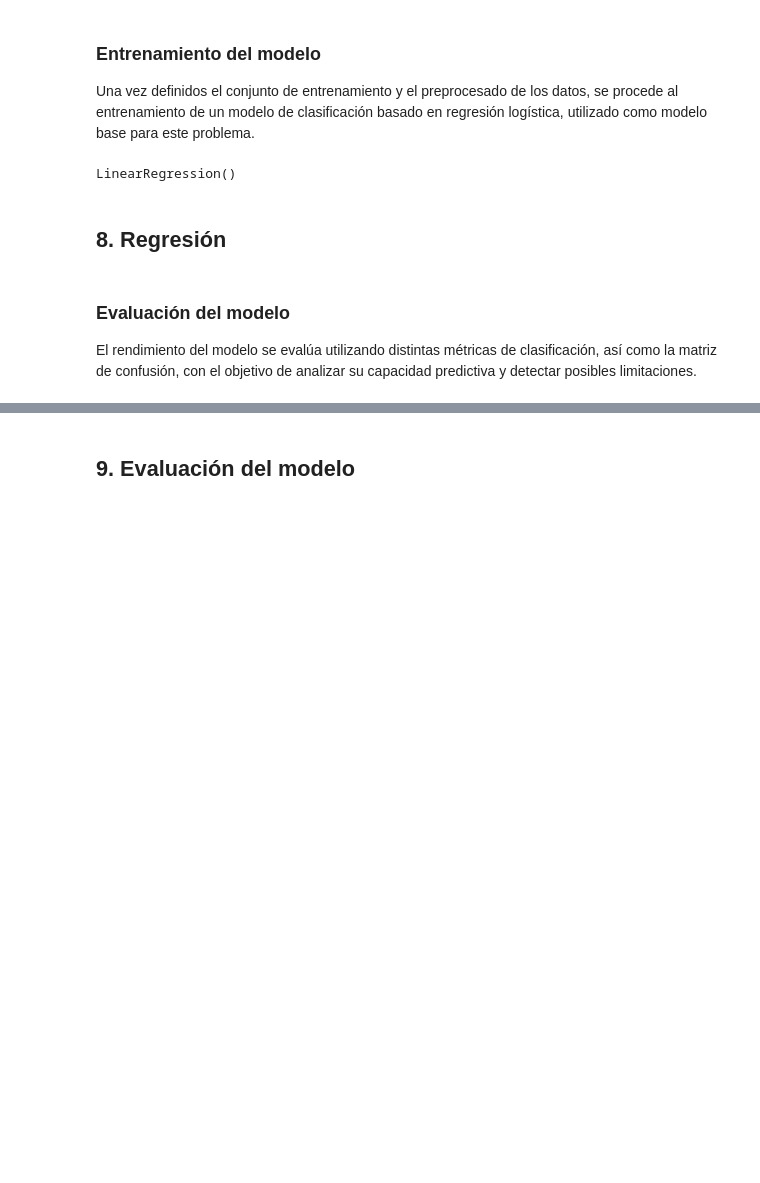
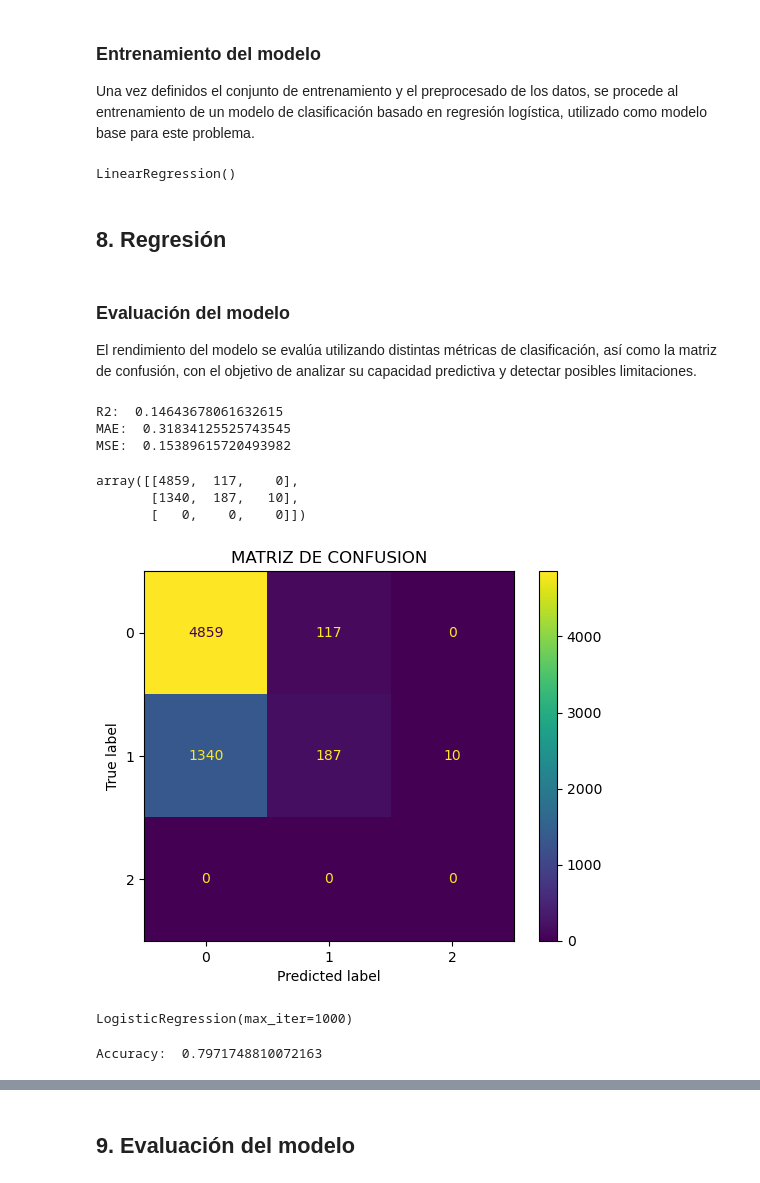
Before and after one commit to pablop11/CE_IABD, a Jupyter notebook: SAA/UNIDAD3/EjDatos2/EstudioDatos_03_alum.ipynb, the cells around one changed output, grey strips where cells are left out. Cells and saved outputs as stored; diff of their text form; code cells hidden in the pictures; blank space fills up the shorter version.

```diff
--- a/SAA/UNIDAD3/EjDatos2/EstudioDatos_03_alum.ipynb
+++ b/SAA/UNIDAD3/EjDatos2/EstudioDatos_03_alum.ipynb
@@ -111,14 +111,13 @@ For example, when doing 'df[col].method(value, inplace=True)', try using 'df.met
 | 4 | 41 | Private | Some-college | 10 | Prof-specialty | White | Female | 0 | ... |
 # %%
 from sklearn.model_selection import train_test_split
-from sklearn.linear_model import LinearRegression
 from sklearn.metrics import r2_score, mean_absolute_error, mean_squared_error
 
-x = df_filtrado_income[["age", "capital.gain", "capital.loss", "hours.per.week"]]
+X = df_filtrado_income[["age", "capital.gain", "capital.loss", "hours.per.week"]]
 y = df_filtrado_income["income"]
 
-x_train, x_test, y_train, y_test = train_test_split(
-    x, y, test_size = 0.2, random_state = 42
+X_train, X_test, y_train, y_test = train_test_split(
+    X, y, test_size = 0.2, random_state = 42
 )
 # %% [markdown]
 ## 7. División en entrenamiento y prueba
@@ -129,8 +128,10 @@ Una vez definidos el conjunto de entrenamiento y el preprocesado de los datos,
 se procede al entrenamiento de un modelo de clasificación basado en regresión logística,
 utilizado como modelo base para este problema.
 # %%
+from sklearn.linear_model import LinearRegression
+
 modelo = LinearRegression()
-modelo.fit(x_train, y_train)
+modelo.fit(X_train, y_train)
 # %% [output]
 LinearRegression()
 # %% [markdown]
@@ -141,3 +142,43 @@ LinearRegression()
 El rendimiento del modelo se evalúa utilizando distintas métricas de clasificación,
 así como la matriz de confusión, con el objetivo de analizar su capacidad predictiva
 y detectar posibles limitaciones.
+# %%
+y_pred = modelo.predict(X_test)
+
+r2 = r2_score(y_test, y_pred)
+mae = mean_absolute_error(y_test, y_pred)
+mse = mean_squared_error(y_test, y_pred)
+
+print("R2: ", r2)
+print("MAE: ", mae)
+print("MSE: ", mse)
+# %% [output]
+R2:  0.14643678061632615
+MAE:  0.31834125525743545
+MSE:  0.15389615720493982
+# %%
+from sklearn.metrics import confusion_matrix, accuracy_score
+
+cm = confusion_matrix(y_test, y_pred.round())
+cm
+# %% [output]
+array([[4859,  117,    0],
+       [1340,  187,   10],
+       [   0,    0,    0]])
+# %%
+import matplotlib.pyplot as plt
+from sklearn.metrics import ConfusionMatrixDisplay
+
+disp = ConfusionMatrixDisplay(confusion_matrix=cm)
+disp.plot()
+plt.title("MATRIZ DE CONFUSION")
+plt.show()
+# %% [output]
+[figure, added]
+# %%
+from sklearn.linear_model import LogisticRegression
+
+log_reg = LogisticRegression(max_iter=1000)
+log_reg.fit(X_train, y_train)
+# %% [output]
+LogisticRegression(max_iter=1000)
@@ -143,0 +188,5 @@ y detectar posibles limitaciones.
+# %%
+# Porcentaje de predicciones que hace bien
+print("Accuracy: ", accuracy_score(y_test, y_pred))
+# %% [output]
+Accuracy:  0.7971748810072163
```
Also changed, not shown: parts of 3 cells of this notebook.
